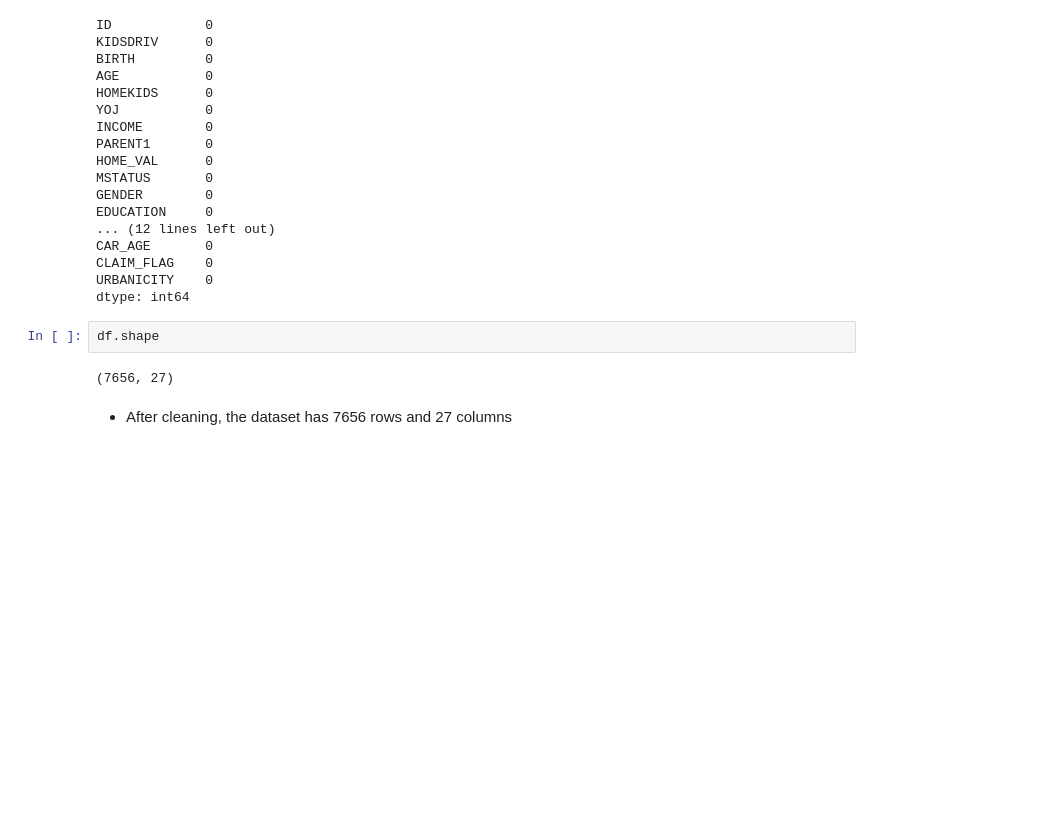
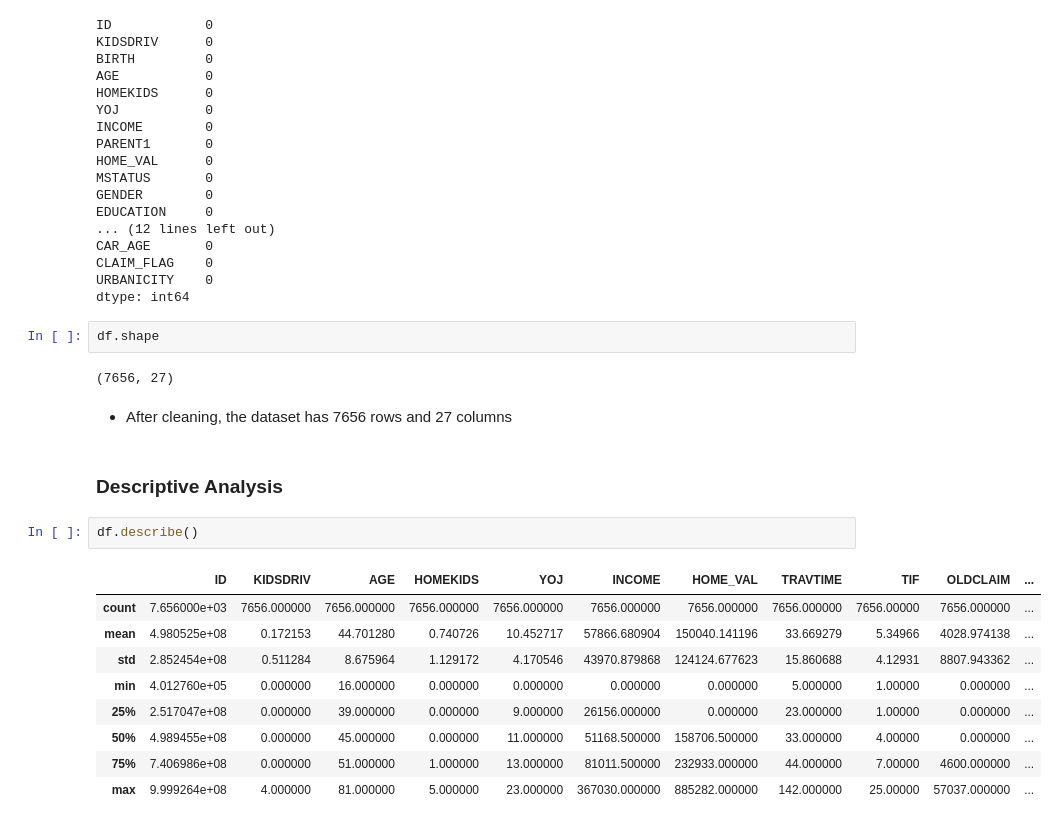
Before and after one commit to whareverr/phase_3_project, a Jupyter notebook: index.ipynb, the cells around one changed output. Drawn from its saved outputs; the diff is of its cells as text; blank space fills up the shorter version.

```diff
--- a/index.ipynb
+++ b/index.ipynb
@@ -197,3 +195,17 @@ df.shape
 (7656, 27)
 # %% [markdown]
  - After cleaning, the dataset has 7656 rows and 27 columns
+# %% [markdown]
+### Descriptive Analysis
+# %%
+df.describe()
+# %% [output]
+|  | ID | KIDSDRIV | AGE | HOMEKIDS | YOJ | INCOME | HOME_VAL | TRAVTIME | TIF | OLDCLAIM | ... |
+| count | 7.656000e+03 | 7656.000000 | 7656.000000 | 7656.000000 | 7656.000000 | 7656.000000 | 7656.000000 | 7656.000000 | 7656.00000 | 7656.000000 | ... |
+| mean | 4.980525e+08 | 0.172153 | 44.701280 | 0.740726 | 10.452717 | 57866.680904 | 150040.141196 | 33.669279 | 5.34966 | 4028.974138 | ... |
+| std | 2.852454e+08 | 0.511284 | 8.675964 | 1.129172 | 4.170546 | 43970.879868 | 124124.677623 | 15.860688 | 4.12931 | 8807.943362 | ... |
+| min | 4.012760e+05 | 0.000000 | 16.000000 | 0.000000 | 0.000000 | 0.000000 | 0.000000 | 5.000000 | 1.00000 | 0.000000 | ... |
+| 25% | 2.517047e+08 | 0.000000 | 39.000000 | 0.000000 | 9.000000 | 26156.000000 | 0.000000 | 23.000000 | 1.00000 | 0.000000 | ... |
+| 50% | 4.989455e+08 | 0.000000 | 45.000000 | 0.000000 | 11.000000 | 51168.500000 | 158706.500000 | 33.000000 | 4.00000 | 0.000000 | ... |
+| 75% | 7.406986e+08 | 0.000000 | 51.000000 | 1.000000 | 13.000000 | 81011.500000 | 232933.000000 | 44.000000 | 7.00000 | 4600.000000 | ... |
+| max | 9.999264e+08 | 4.000000 | 81.000000 | 5.000000 | 23.000000 | 367030.000000 | 885282.000000 | 142.000000 | 25.00000 | 57037.000000 | ... |
```
Also changed, not shown: parts of 7 cells of this notebook.
